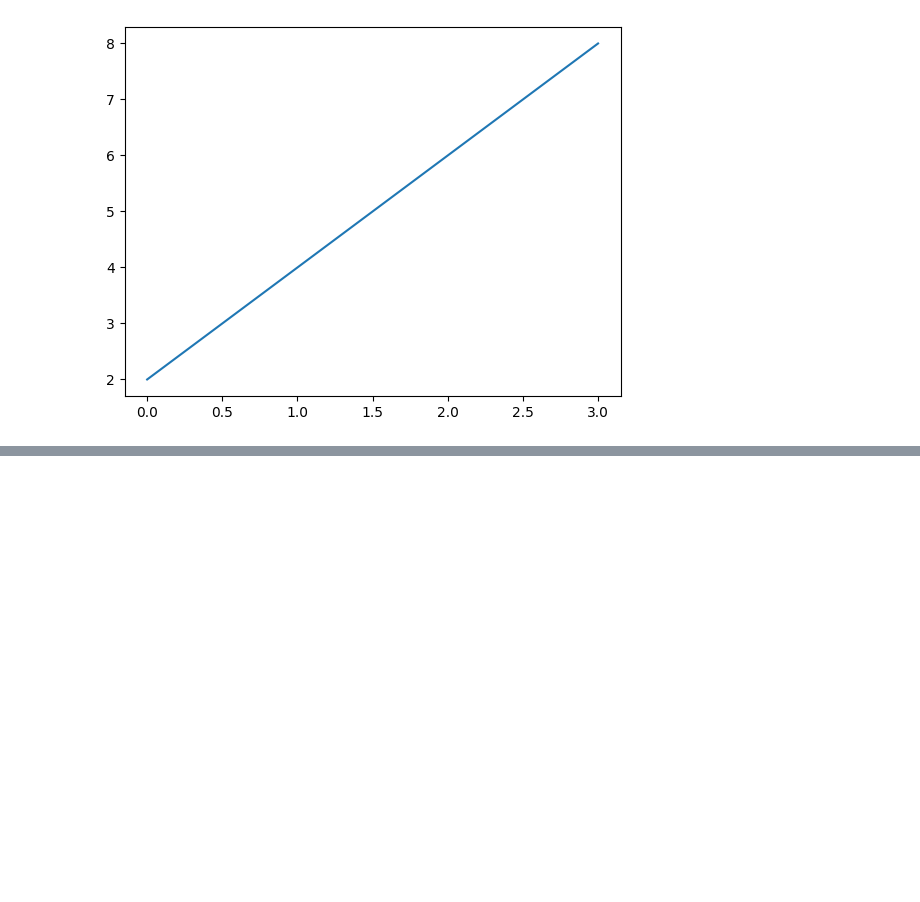
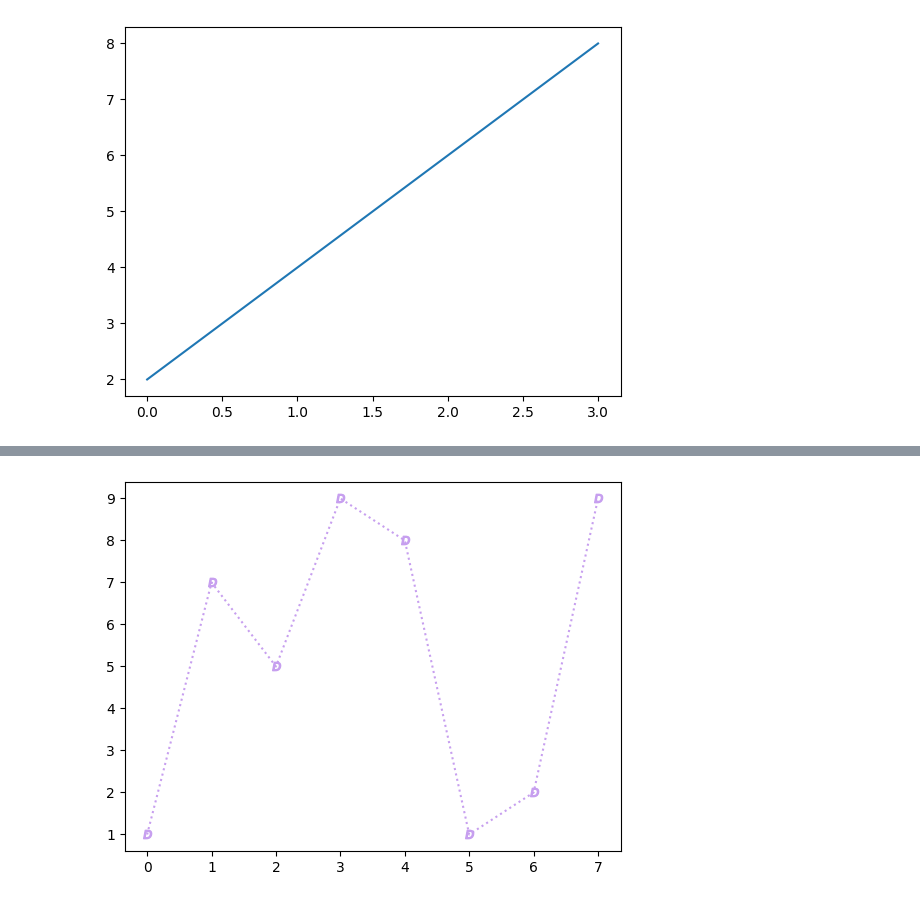
Before and after one commit to LEEYOUNGJAE1996/python_algorithm_practice, a Jupyter notebook: 스마트인재개발원/ex12matplotlib.ipynb, the cells around one changed output, grey strips where cells are left out. Drawn from its saved outputs; the diff is of its cells as text; code cells hidden in the pictures; blank space fills up the shorter version.

```diff
--- a/스마트인재개발원/ex12matplotlib.ipynb
+++ b/스마트인재개발원/ex12matplotlib.ipynb
@@ -30,0 +55,6 @@ plt.plot(x,y)
+# %%
+# marker 스타일 사용자 지정 '$원하는 모형$'
+plt.plot(x,y,ls = ':', marker ='$D$',mfc='b',color = '#c79fef')
+plt.show()
+# %% [output]
+[figure, added]
```
Also changed, not shown: parts of 9 cells of this notebook.
